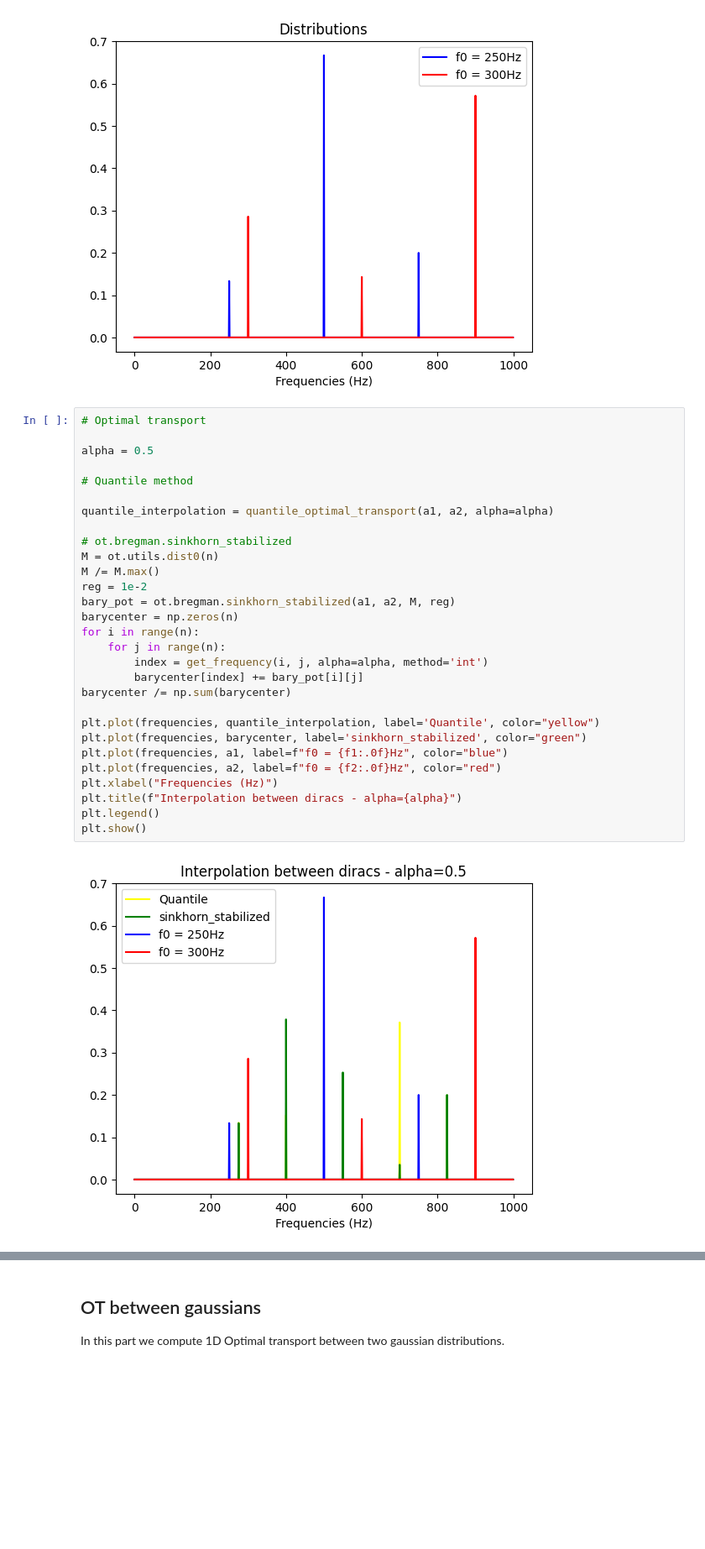
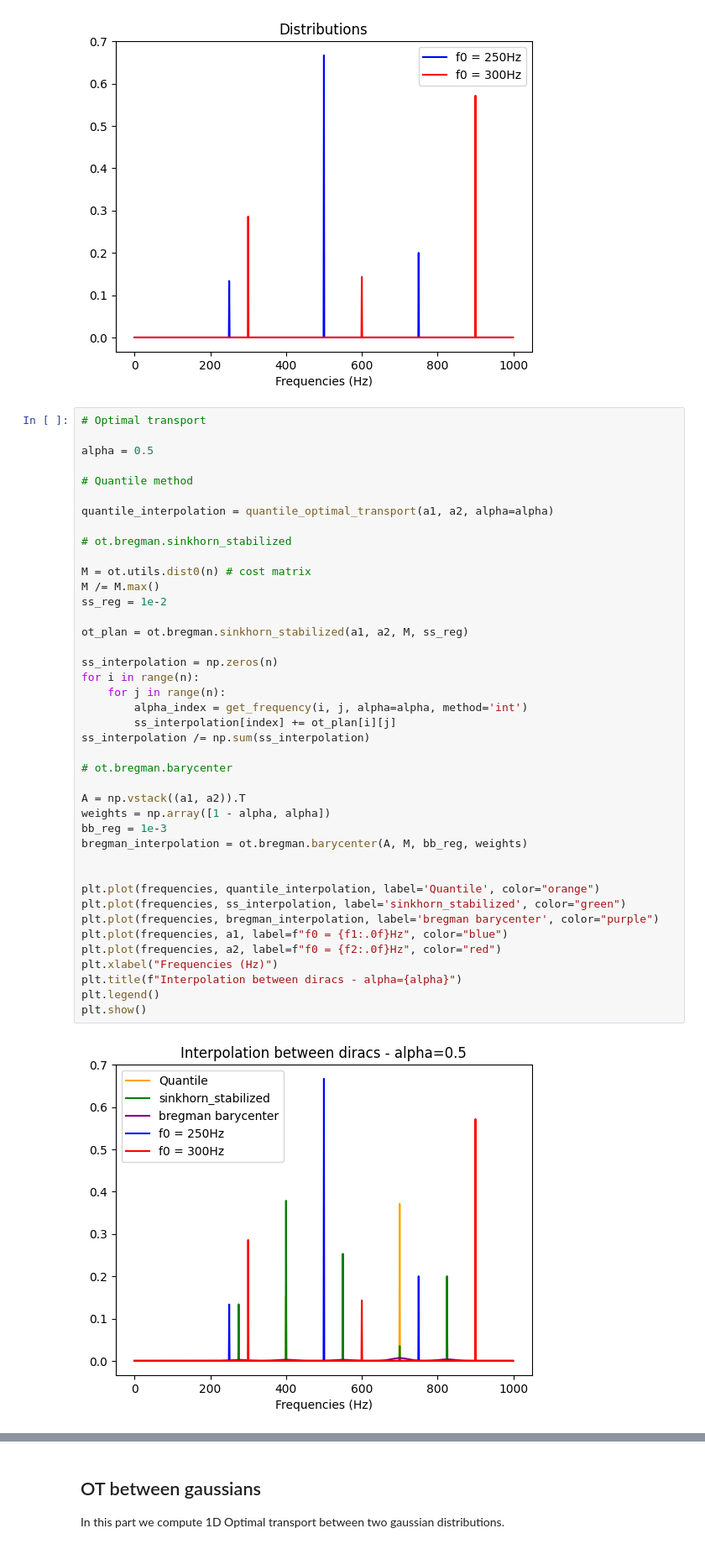
Before and after one commit to zaquastier/audio_1D_transport, a Jupyter notebook: audio_ot_v2.ipynb, the cells around one changed output, grey strips where cells are left out. Shown at 84% size. Saved outputs shown, nothing was run; the diff lists cells and outputs as text; blank space fills up the shorter version.

```diff
--- a/audio_ot_v2.ipynb
+++ b/audio_ot_v2.ipynb
@@ -53,31 +53,43 @@ plt.show()
 # %%
 # Optimal transport
 
 alpha = 0.5
 
 # Quantile method
 
 quantile_interpolation = quantile_optimal_transport(a1, a2, alpha=alpha)
 
 # ot.bregman.sinkhorn_stabilized
-M = ot.utils.dist0(n)
+
+M = ot.utils.dist0(n) # cost matrix
 M /= M.max()
-reg = 1e-2
-bary_pot = ot.bregman.sinkhorn_stabilized(a1, a2, M, reg)
-barycenter = np.zeros(n)
+ss_reg = 1e-2
+
+ot_plan = ot.bregman.sinkhorn_stabilized(a1, a2, M, ss_reg)
+
+ss_interpolation = np.zeros(n)
 for i in range(n):
     for j in range(n):
-        index = get_frequency(i, j, alpha=alpha, method='int')
-        barycenter[index] += bary_pot[i][j]
-barycenter /= np.sum(barycenter)
+        alpha_index = get_frequency(i, j, alpha=alpha, method='int')
+        ss_interpolation[index] += ot_plan[i][j]
+ss_interpolation /= np.sum(ss_interpolation)
 
-plt.plot(frequencies, quantile_interpolation, label='Quantile', color="yellow")
-plt.plot(frequencies, barycenter, label='sinkhorn_stabilized', color="green")
+# ot.bregman.barycenter
+
+A = np.vstack((a1, a2)).T
+weights = np.array([1 - alpha, alpha])
+bb_reg = 1e-3
+bregman_interpolation = ot.bregman.barycenter(A, M, bb_reg, weights)
+
+
+plt.plot(frequencies, quantile_interpolation, label='Quantile', color="orange")
+plt.plot(frequencies, ss_interpolation, label='sinkhorn_stabilized', color="green")
+plt.plot(frequencies, bregman_interpolation, label='bregman barycenter', color="purple")
 plt.plot(frequencies, a1, label=f"f0 = {f1:.0f}Hz", color="blue")
 plt.plot(frequencies, a2, label=f"f0 = {f2:.0f}Hz", color="red")
 plt.xlabel("Frequencies (Hz)")
 plt.title(f"Interpolation between diracs - alpha={alpha}")
 plt.legend()
 plt.show()
 # %% [output]
-[figure, old version]
+[figure, new version]
```
Also changed, not shown: parts of 23 cells of this notebook, 1 other file.
